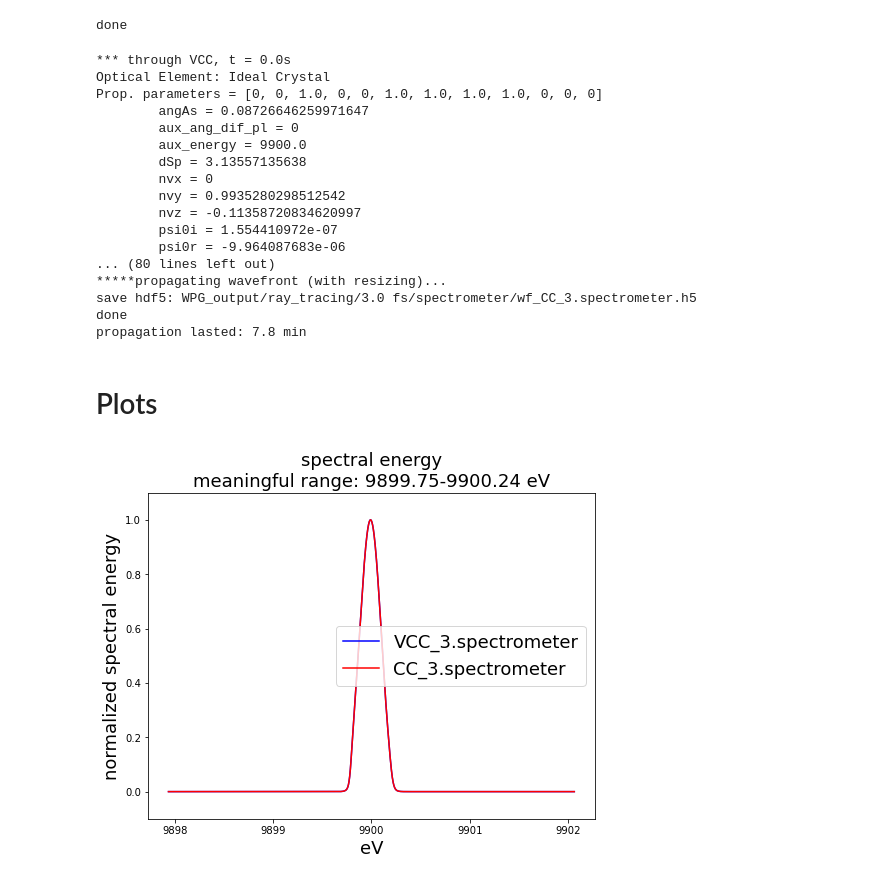
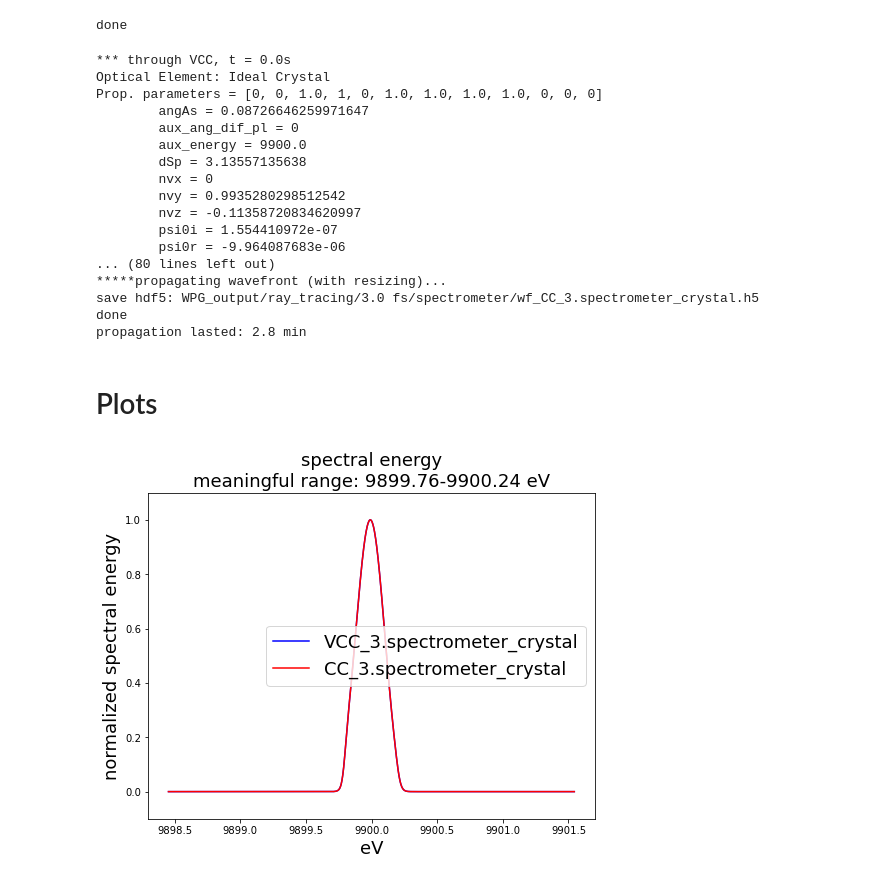
Before and after one commit to nanw0321/Fringe_crossing_interference_pattern, a Jupyter notebook: Ver_WPG_spectrometer.ipynb, the cells around one changed output. Drawn from its saved outputs; the diff is of its cells as text; code cells hidden in the pictures.

Commit message:
Update: intermediate results for SRW code debugging (crystal -> lens)

```diff
--- a/Ver_WPG_spectrometer.ipynb
+++ b/Ver_WPG_spectrometer.ipynb
@@ -28,7 +28,7 @@ from Auxiliary import *
 # %%
 ''' crystal variables  '''
 crystal_type='111'
-ang_as = np.deg2rad(5)           # asymmetric angle
+ang_as = np.deg2rad(-5)           # asymmetric angle
 
 if crystal_type == '111':
     ''' Silicon 111 crystal '''
@@ -42,7 +42,7 @@ if crystal_type == '111':
 
 tc = 150e-6                       # crystal thickness
 uc = 1                            # use case: 1 (Bragg reflection); 2 (Bragg transmission)
-ang_dif_pl = 0                 # diffraction plane angle: 0 (vertical); pi/2 (horizontal)
+ang_dif_pl = 0                    # diffraction plane angle: 0 (vertical); pi/2 (horizontal)
 Temp_Crystal = SRWLOptCryst(d_sp,psi0r,psi0i,psi_hr,psi_hi,psi_hbr,psi_hbi,tc,ang_as,_uc=uc)
 # %%
 ''' incident beam variables '''
@@ -118,17 +119,19 @@ D_OE_Im = SRWLOptD(z_OE_Im)
 #[10]: New Horizontal wavefront Center position after Shift (not yet implemented)
 #[11]: New Vertical wavefront Center position after Shift (not yet implemented)
 #                [ 0] [1] [2]  [3] [4] [5]  [6]  [7]  [8]  [9] [10] [11]
-ppC5 =           [ 0,  0, 1.0,  0,  0, 1.0, 1.0, 1.0, 1.0,  0,  0,   0]
+ppC5 =           [ 0,  0, 1.0,  1,  0, 1.0, 1.0, 1.0, 1.0,  0,  0,   0]
 ppD_C5_OE =      [ 0,  0, 1.0,  1,  0, 1.0, 1.0, 1.0, 1.0,  0,  0,   0]
-ppOE =           [ 0,  0, 1.0,  1,  0, 1.0, 1.0, 1.0, 1.0,  0,  0,   0]
+ppOE =           [ 0,  0, 1.0,  0,  0, 1.0, 1.0, 1.0, 1.0,  0,  0,   0]
 ppD_OE_Im =      [ 0,  0, 1.0,  0,  0, 1.0, 1.0, 1.0, 1.0,  0,  0,   0]
 
 ''' beamline '''
-name2_VCC = 'VCC_3.spectrometer'
-name2_CC = 'CC_3.spectrometer'
+name2_VCC = 'VCC_3.crystal'
+name2_CC = 'CC_3.crystal'
+name3_VCC = 'VCC_4.lens'
+name3_CC = 'CC_4.lens'
 
-BL_Spectrometer = SRWLOptC([C5, D_C5_OE, OE, D_OE_Im],
-               [ppC5, ppD_C5_OE, ppOE, ppD_OE_Im])
+BL_Crystal = SRWLOptC([C5, D_C5_OE], [ppC5, ppD_C5_OE])
+BL_Lens = SRWLOptC([OE, D_OE_Im], [ppOE, ppD_OE_Im])
 
 print('done')
 # %% [output]
@@ -144,7 +147,9 @@ fname_CC1 = dirname_mono + 'wf_{}.h5'.format(name1_CC)
 startTime = time.time(); tstamp = time.time()
 print('\n\n*** through VCC, t = {}s'.format(round(time.time()-startTime,2)))
 fname_VCC2 = dirname_spectrometer + 'wf_{}.h5'.format(name2_VCC)
-mwf_VCC2 = propagate_wavefront(fname_VCC1, BL_Spectrometer, fname_VCC2)
+mwf_VCC2 = propagate_wavefront(fname_VCC1, BL_Crystal, fname_VCC2)
+fname_VCC3 = dirname_spectrometer + 'wf_{}.h5'.format(name3_VCC)
+mwf_VCC3 = propagate_wavefront(fname_VCC2, BL_Lens, fname_VCC3)
 print('propagation lasted: {} min'.format(round((time.time() - startTime) / 6.) / 10.))
 
 # branch 2 (CC)
@@ -152,11 +157,13 @@ startTime = time.time(); tstamp = time.time()
 print('\n\n*** through CC, t = {}s'.format(round(time.time()-startTime,2)))
 fname_CC2 = dirname_spectrometer + 'wf_{}.h5'.format(name2_CC)
 mwf_CC2 = propagate_wavefront(fname_CC1, BL_Spectrometer, fname_CC2)
+fname_CC3 = dirname_spectrometer + 'wf_{}.h5'.format(name3_CC)
+mwf_CC3 = propagate_wavefront(fname_CC2, BL_Spectrometer, fname_CC3)
 print('propagation lasted: {} min'.format(round((time.time() - startTime) / 6.) / 10.))
 # %% [output]
 *** through VCC, t = 0.0s
 Optical Element: Ideal Crystal
-Prop. parameters = [0, 0, 1.0, 0, 0, 1.0, 1.0, 1.0, 1.0, 0, 0, 0]
+Prop. parameters = [0, 0, 1.0, 1, 0, 1.0, 1.0, 1.0, 1.0, 0, 0, 0]
         angAs = 0.08726646259971647
         aux_ang_dif_pl = 0
         aux_energy = 9900.0
@@ -168,21 +175,21 @@ Prop. parameters = [0, 0, 1.0, 0, 0, 1.0, 1.0, 1.0, 1.0, 0, 0, 0]
         psi0r = -9.964087683e-06
 ... (80 lines left out)
 *****propagating wavefront (with resizing)...
-save hdf5: WPG_output/ray_tracing/3.0 fs/spectrometer/wf_CC_3.spectrometer.h5
+save hdf5: WPG_output/ray_tracing/3.0 fs/spectrometer/wf_CC_3.spectrometer_crystal.h5
 done
-propagation lasted: 7.8 min
+propagation lasted: 2.8 min
 # %% [markdown]
 # Plots
 # %%
-''' spectrum '''
+''' crystal '''
+# spectrum
 aw_VCC, axis_VCC, int_VCC = get_spectra(mwf_VCC2)
 aw_CC, axis_CC, int_CC = get_spectra(mwf_CC2)
 
 plt.figure(figsize=(8,6))
 plot_spectra(aw_VCC, axis_VCC, int_VCC, 'b', label=name2_VCC)
 plot_spectra(aw_VCC, axis_VCC, int_VCC, 'r', label=name2_CC)
-
-plt.savefig(dirname_spectrometer+'spectrum_all.png',transparent=True)
+plt.savefig(dirname_spectrometer+'spectrum_crystal.png',transparent=True)
 # %% [output]
-[figure, old version]
+[figure, new version]
 # %%
```
Also changed, not shown: parts of 8 cells of this notebook, 51 other files.
